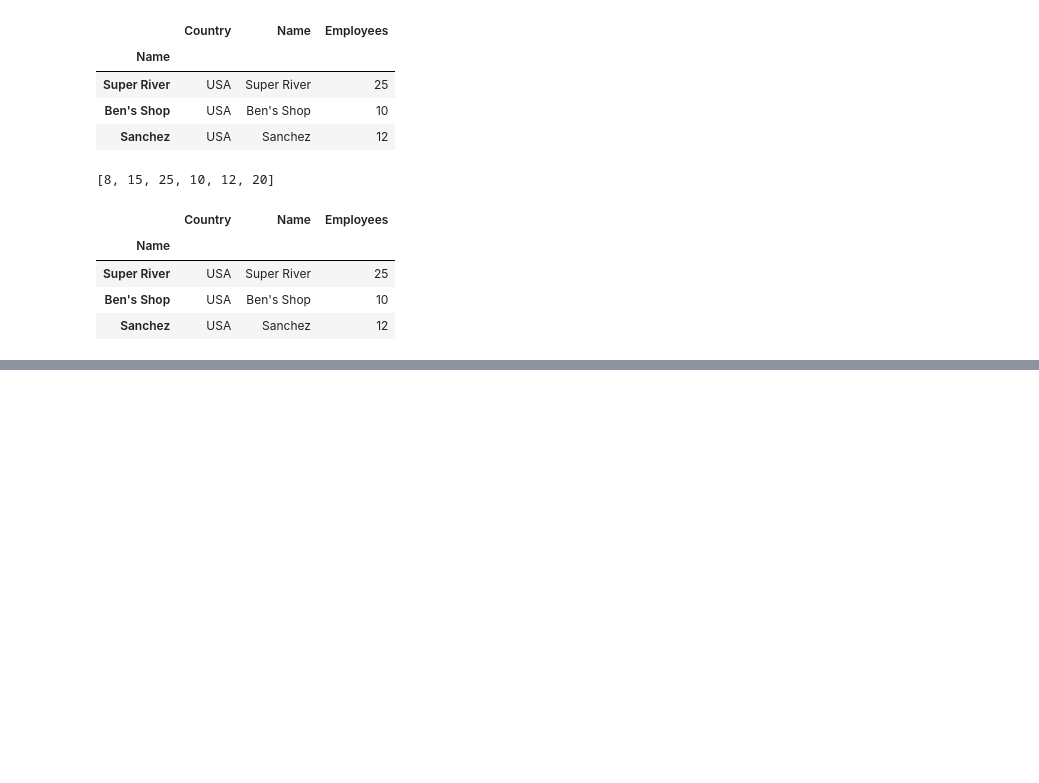
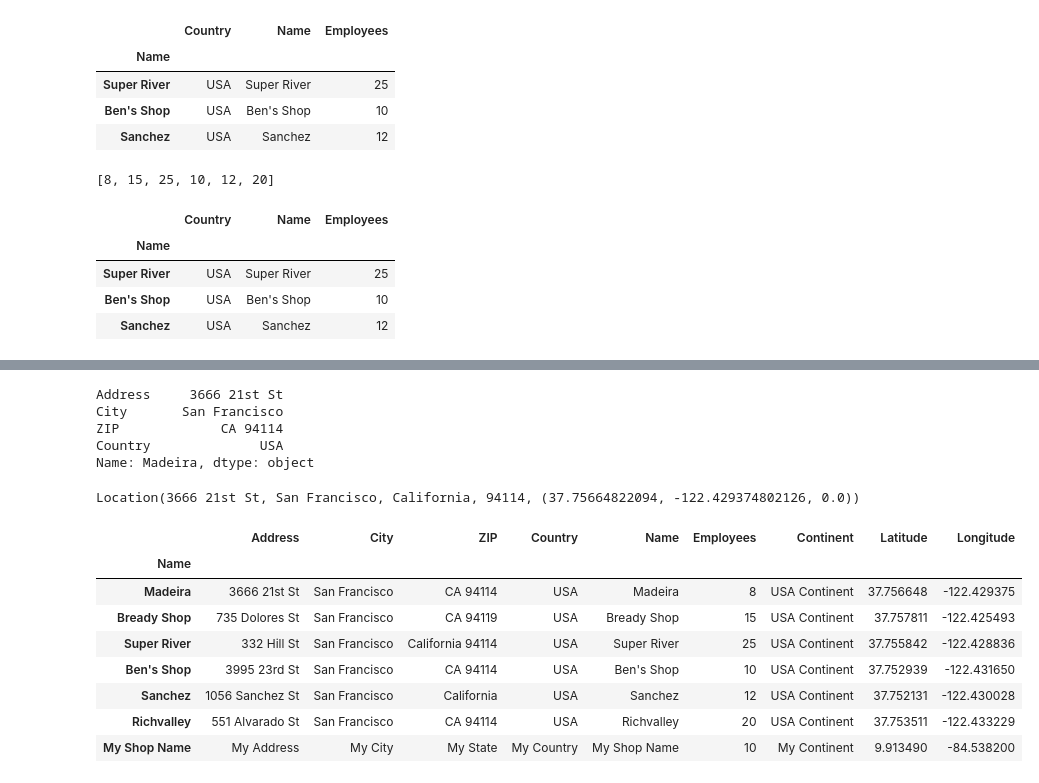
Before and after one commit to ffusternadujar/python_training, a Jupyter notebook: jupyter/supermarkets/supermarkets.ipynb, the cells around one changed output, grey strips where cells are left out. Drawn from its saved outputs; the diff is of its cells as text; code cells hidden in the pictures; blank space fills up the shorter version.

```diff
--- a/jupyter/supermarkets/supermarkets.ipynb
+++ b/jupyter/supermarkets/supermarkets.ipynb
@@ -179,0 +272,3 @@ df.iloc[2:5, 3:6]
+# %%
+df_t = df.T
+df_t
@@ -179,0 +284,3 @@ df.iloc[2:5, 3:6]
+# %%
+df_t["My Shop Name"] = ["My Address", "My City", "My State", "My Country", "My Shop Name", "10", "My Continent"]
+df_t
@@ -179,0 +296,3 @@ df.iloc[2:5, 3:6]
+# %%
+df = df_t.T
+df
@@ -179,0 +312,27 @@ df.iloc[2:5, 3:6]
+# %%
+nom=ArcGIS()
+df.loc["Madeira","Address":"Country"]
+# %% [output]
+Address     3666 21st St
+City       San Francisco
+ZIP             CA 94114
+Country              USA
+Name: Madeira, dtype: object
+# %%
+nom.geocode(df.loc["Madeira","Address":"Country"])
+# %% [output]
+Location(3666 21st St, San Francisco, California, 94114, (37.75664822094, -122.429374802126, 0.0))
+# %%
+df["Latitude"] = (df["Address"] + "  , " + df["City"] + ", " + df["ZIP"]).apply(lambda x : nom.geocode(x).latitude)
+df["Longitude"] = (df["Address"] + "  , " + df["City"] + ", " + df["ZIP"]).apply(lambda x : nom.geocode(x).longitude)
+df
+# %% [output]
+|  | Address | City | ZIP | Country | Name | Employees | Continent | Latitude | Longitude |
+| Name |  |  |  |  |  |  |  |  |  |
+| Madeira | 3666 21st St | San Francisco | CA 94114 | USA | Madeira | 8 | USA Continent | 37.756648 | -122.429375 |
+| Bready Shop | 735 Dolores St | San Francisco | CA 94119 | USA | Bready Shop | 15 | USA Continent | 37.757811 | -122.425493 |
+| Super River | 332 Hill St | San Francisco | California 94114 | USA | Super River | 25 | USA Continent | 37.755842 | -122.428836 |
+| Ben's Shop | 3995 23rd St | San Francisco | CA 94114 | USA | Ben's Shop | 10 | USA Continent | 37.752939 | -122.431650 |
+| Sanchez | 1056 Sanchez St | San Francisco | California | USA | Sanchez | 12 | USA Continent | 37.752131 | -122.430028 |
+| Richvalley | 551 Alvarado St | San Francisco | CA 94114 | USA | Richvalley | 20 | USA Continent | 37.753511 | -122.433229 |
+| My Shop Name | My Address | My City | My State | My Country | My Shop Name | 10 | My Continent | 9.913490 | -84.538200 |
```
Also changed, not shown: parts of 17 cells of this notebook, 5 other files.
